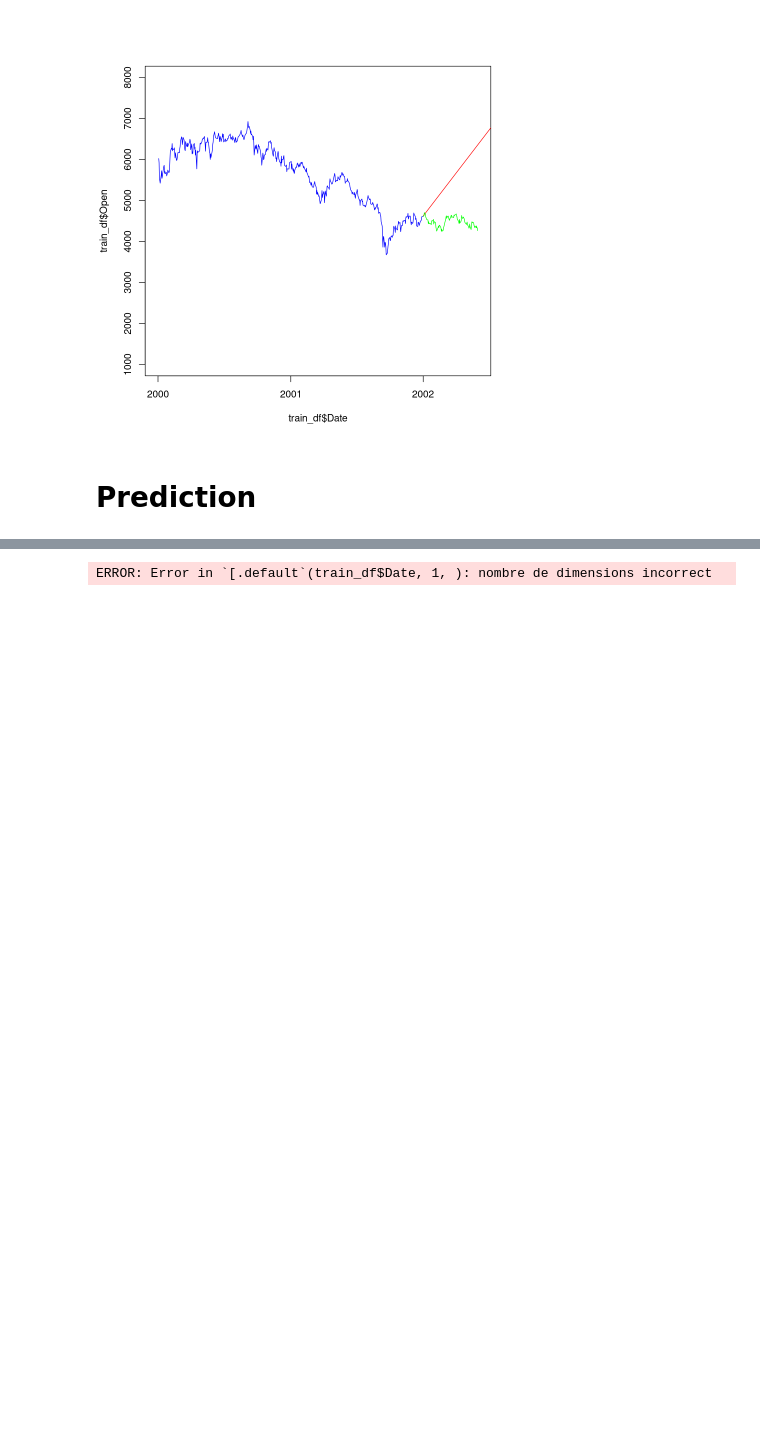
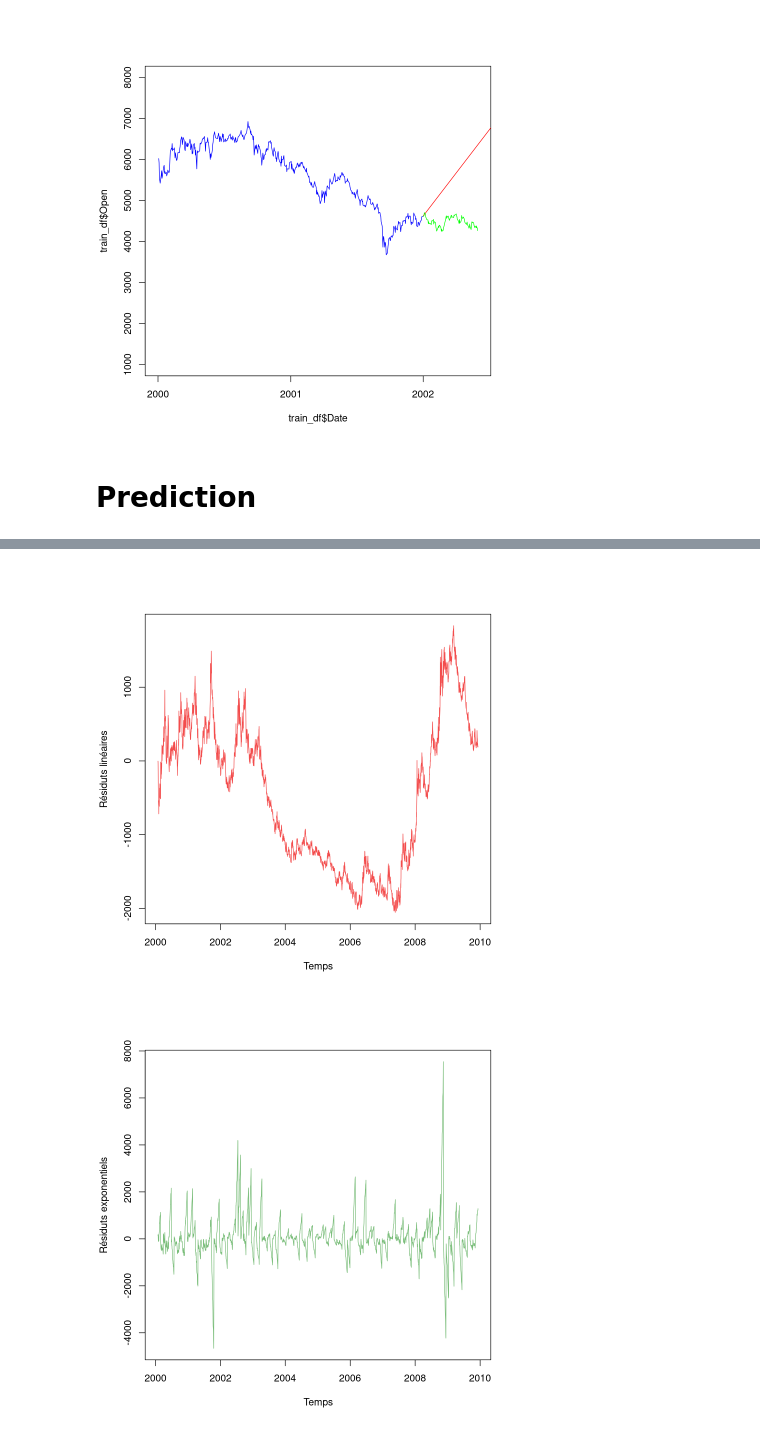
Before and after one commit to Sh3xe/cac40-r-analysis, a Jupyter notebook: project.ipynb, the cells around one changed output, grey strips where cells are left out. Drawn from its saved outputs; the diff is of its cells as text; code cells hidden in the pictures; blank space fills up the shorter version.

Commit message:
Residual analysis

```diff
--- a/project.ipynb
+++ b/project.ipynb
@@ -253,6 +223,5 @@ test_quadratic_model <- function(train_df, test_dates, plot_result = FALSE) {
 # %%
 test_exp_smoothing <- function(train_df, test_dates, plot_result = FALSE) {
-	# fit the model
 	exp_model <- HoltWinters(train_df$Open, 0.95, beta = TRUE, gamma = FALSE, seasonal = "additive")
 
 	model_prediction <- data.frame( Date = test_dates )
@@ -264,7 +233,7 @@ test_exp_smoothing <- function(train_df, test_dates, plot_result = FALSE) {
 			train_df$Open,
 			type="l",
 			col="blue",
-			xlim=c(train_df$Date[1,], test_dates[length(test_dates)]),
+			xlim=c(train_df$Date[1], test_dates[length(test_dates)]),
 			ylim=c(1000, 8000),
 			xlab="Temps",
 			ylab="Indice CAC40"
@@ -275,7 +244,3 @@ test_exp_smoothing <- function(train_df, test_dates, plot_result = FALSE) {
 
 	return(model_prediction)
 }
-# %%
-test_exp_smoothing(train_df, test_df$Date, plot_result = TRUE)
-# %% [output]
-ERROR: Error in `[.default`(train_df$Date, 1, ): nombre de dimensions incorrect
@@ -281,0 +266,35 @@ ERROR: Error in `[.default`(train_df$Date, 1, ): nombre de dimensions incorrect
+# %%
+begin <- as.Date("2000-01-01")
+num_block <- 10*12
+block_length_days <- 30
+
+linear_result <- calculate_predictions(
+	test_linear_model,
+	df = df,
+	begin_date = begin,
+	block_length_days = block_length_days,
+	num_block = num_block
+)
+
+quadratic_result <- calculate_predictions(
+	test_quadratic_model,
+	df = df,
+	begin_date = begin,
+	block_length_days = block_length_days,
+	num_block = num_block
+)
+
+exp_result <- calculate_predictions(
+	test_exp_smoothing,
+	df = df,
+	begin_date = begin,
+	block_length_days = block_length_days,
+	num_block = num_block
+)
+# %%
+plot(linear_result$Date, linear_result$residuals, type="l", xlab="Temps", ylab="Résiduts linéaires", col="#f34c4c")
+plot(exp_result$Date, exp_result$residuals, type="l", col="#79bd79", xlab="Temps", ylab="Résiduts exponentiels")
+plot(quadratic_result$Date, quadratic_result$residuals, type="l", col="#5b5be4", xlab="Temps", ylab="Résiduts quadratiques")
+# %% [output]
+[figure, added]
+[figure, added]
```
Also changed, not shown: parts of 5 cells of this notebook.
